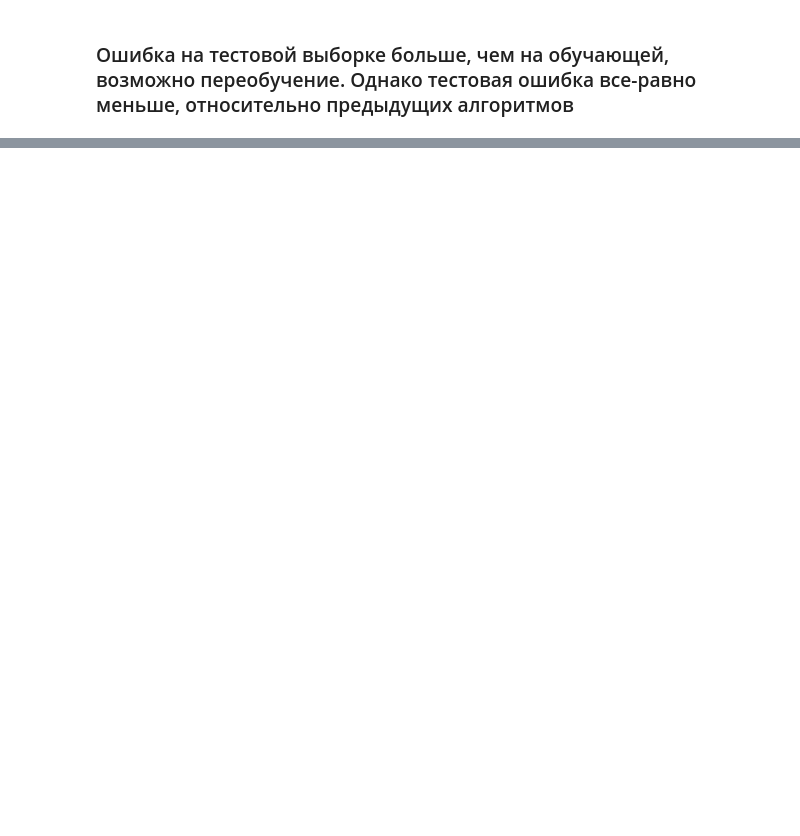
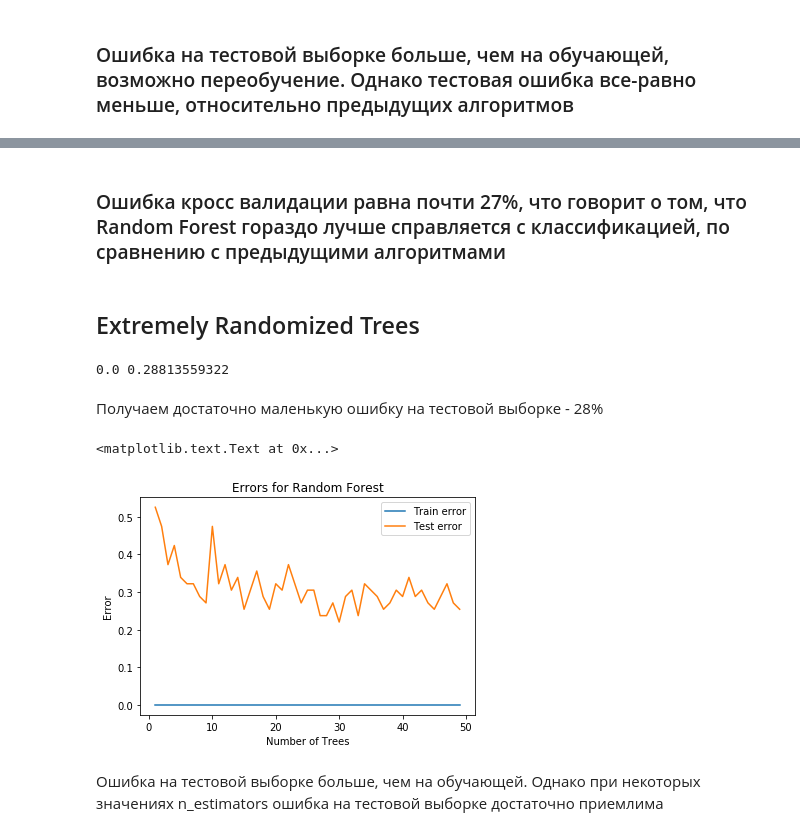
Before and after one commit to Laudex/machine_learning_Flags, a Jupyter notebook: Flags.ipynb, the cells around one changed output, grey strips where cells are left out. Cells and saved outputs as stored; diff of their text form; code cells hidden in the pictures; blank space fills up the shorter version.

```diff
--- a/Flags.ipynb
+++ b/Flags.ipynb
@@ -1156,0 +1163,37 @@ plt.ylabel('Error')
+# %% [markdown]
+<h3>Ошибка кросс валидации равна почти 27%, что говорит о том, что Random Forest гораздо лучше справляется с классификацией, по сравнению с предыдущими алгоритмами</h3>
+# %% [markdown]
+<h2>Extremely Randomized Trees</h2>
+# %%
+erf = ensemble.ExtraTreesClassifier(n_estimators = 1000)
+erf.fit(X_train, y_train.astype('int'))
+
+err_train = np.mean(y_train.astype('int') != erf.predict(X_train))
+err_test  = np.mean(y_test.astype('int')  != erf.predict(X_test))
+
+print(err_train, err_test)
+# %% [output]
+0.0 0.28813559322
+# %% [markdown]
+Получаем достаточно маленькую ошибку на тестовой выборке - 28%
+# %%
+train_error = []
+test_error = []
+n_estimators = np.arange(1,50)
+for n_trees in n_estimators:
+    erf = ensemble.ExtraTreesClassifier(n_estimators=n_trees)
+    erf.fit(X_train, y_train.astype('int'))
+    train_error.append(np.mean(y_train.astype('int') != erf.predict(X_train)))
+    test_error.append(np.mean(y_test.astype('int') != erf.predict(X_test)))
+# %%
+plt.plot(n_estimators, train_error, label = 'Train error')
+plt.plot(n_estimators, test_error, label = 'Test error')
+plt.legend()
+plt.title('Errors for Random Forest')
+plt.xlabel('Number of Trees')
+plt.ylabel('Error')
+# %% [output]
+<matplotlib.text.Text at 0x...>
+[figure, added]
+# %% [markdown]
+Ошибка на тестовой выборке больше, чем на обучающей. Однако при некоторых значениях n_estimators ошибка на тестовой выборке достаточно приемлима
```
Also changed, not shown: parts of 57 cells of this notebook.
